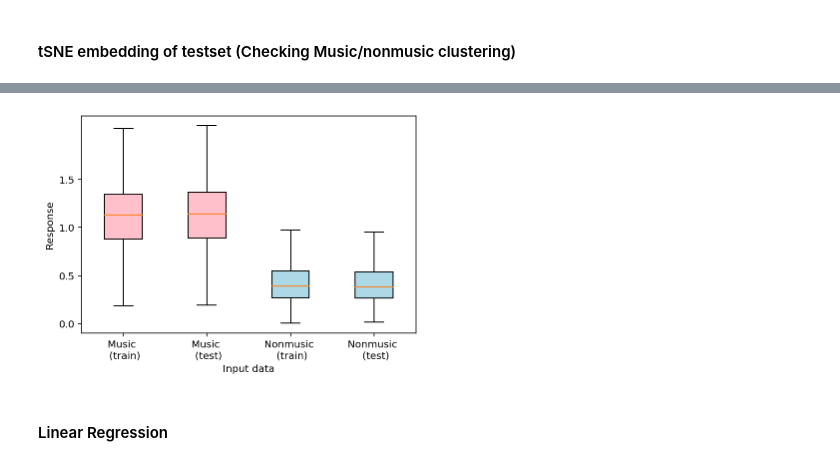
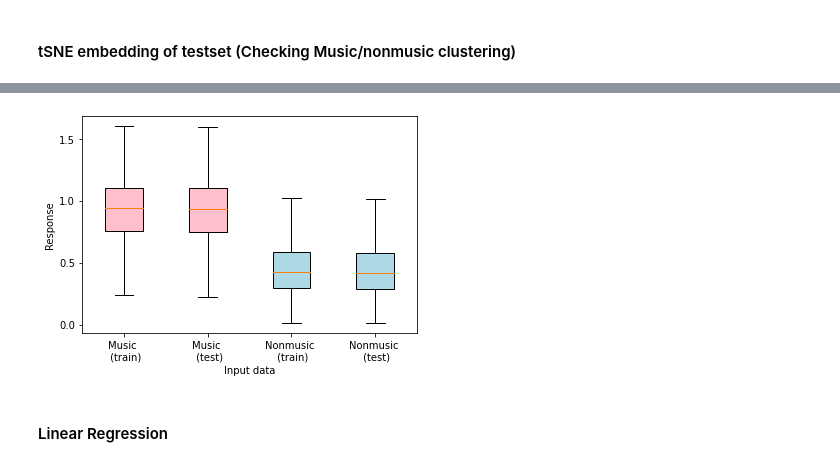
Before and after one commit to kgspiano/Music, a Jupyter notebook: main_music.ipynb, the cells around one changed output, grey strips where cells are left out. Drawn from its saved outputs; the diff is of its cells as text; code cells hidden in the pictures.

```diff
--- a/main_music.ipynb
+++ b/main_music.ipynb
@@ -57,6 +57,8 @@ opt.lr = 0.001 # 0.001
 opt.device = torch.device("cuda" if use_cuda else "cpu")
 opt.name = 'cnn_audioset_nomusic'
 dr = 0.2 # dropout rate
+
+datadir = '/home/kgspiano/Music_selectivity/data/AudioSet'
 # %%
 def binarizer(idx):
     tmp = torch.zeros(num_class)
@@ -92,14 +108,38 @@ for key1 in Music_categories:
+# %%
+## Manual check of the presence of music
+import pandas as pd
+import openpyxl
+df = pd.read_excel('filenames.xlsx', usecols = [0])
+val_list = df.values.tolist()
+name_err = []
+name_err.append(df.columns.tolist()[0][6:] + '.gz')
+for i,tmp in enumerate(val_list):
+    if i<4:
+        name_err.append(tmp[0][6:] + '.gz')
+    else:
+        name_err.append(tmp[0] + '.gz')
+
+deleteid = name_err
 # %%
-# deleteidx = None ## training all data
-deleteidx = Musicrelatedind ## training without music
+## Loading data without music
+A = HVrelatedind
+# A = ['Singing','Humming', 'yodeling', 'chant', 'Male singing', 'Female singing', 'Child singing', 'Synthetic singing', 'Rapping']
+B = Musicrelatedind
+Musicrelatedind_all = list(set(A) | set(B))
 
-testset = AudioSet2('data/AudioSet/', train=False, deleteidx= deleteidx)
-dataset = AudioSet2('data/AudioSet/', train=True, deleteidx= deleteidx)
+torch.manual_seed(0)
+deleteidx = np.array(Musicrelatedind_all)
+
+# testset = AudioSet2('data/AudioSet/', train=False, deleteidx= deleteidx, deleteid = deleteid)
+# dataset = AudioSet2('data/AudioSet/', train=True, deleteidx= deleteidx, deleteid = deleteid)
+testset = AudioSet2(datadir, train=False, deleteidx= deleteidx, deleteid = deleteid)
+dataset = AudioSet2(datadir, train=True, deleteidx= deleteidx, deleteid = deleteid)
 trainset, validset = random_split(dataset, [round(len(dataset)*.9), round(len(dataset)*.1)])
 num_class = testset.n_class
 bs = opt.batch_size
 n_workers = 0
 isshufflelabel = 0
+
 
 val_loader = torch.utils.data.DataLoader(
     validset,
@@ -323,8 +363,8 @@ Validation Epoch: [30]  loss: [0.02] Accuracy [26.18]
 # %% [markdown]
 #### Loading Data for testing music-selectivity
 # %%
-testset = AudioSet('data/AudioSet/', train=False)
-dataset = AudioSet('data/AudioSet/', train=True)
+testset = AudioSet(datadir, train=False)
+dataset = AudioSet(datadir, train=True)
 trainset, validset = random_split(dataset, [round(len(dataset)*.9), round(len(dataset)*.1)])
 num_class = testset.n_class
 bs = opt.batch_size
@@ -636,29 +676,29 @@ def getMS(fv, ind1, ind2, drawfig, MSI_ind = None):
     return t, MSI_order, data
 # %%
 drawfig = False
-fv = featurevectors[name_train]; ind1 = fv['ismusic']; ind2 = fv['isnonmusic']
+fv = featurevectors[key_train]; ind1 = fv['ismusic']; ind2 = fv['isnonmusic']
 t, MSI_order, data2 = getMS(fv, ind1, ind2, drawfig)
 MSI_ind = MSI_order[0:32]
 
-fv = featurevectors[name_test]; ind1 = fv['ismusic']; ind2 = fv['isnonmusic']
+fv = featurevectors[key_test]; ind1 = fv['ismusic']; ind2 = fv['isnonmusic']
 t, MSI_order, data1 = getMS(fv, ind1, ind2, drawfig,  MSI_ind = MSI_ind)
 
 data = [data1[0], data2[0], data1[1], data2[1]]
 xlabels = ['Music \n (train)', 'Music \n (test)', 'Nonmusic \n (train)', 'Nonmusic \n (test)']
 fig, ax1 = plt.subplots(nrows=1, ncols=1)
 bplot1 = ax1.boxplot(data,
                      sym='',
                      vert=True,  # vertical box alignment
                      patch_artist=True,  # fill with color
                      labels=xlabels)  # will be used to label x-ticks
 ax1.set_xticklabels(xlabels)
 plt.yticks(np.arange(0, 1.9, 0.5))
 plt.ylabel('Response');plt.xlabel('Input data')
 colors = ['pink', 'pink','lightblue','lightblue']
 for patch, color in zip(bplot1['boxes'], colors):
     patch.set_facecolor(color)
 # %% [output]
-[figure, old version]
+[figure, new version]
 # %% [markdown]
 #### Linear Regression
 # %%
```
Also changed, not shown: parts of 12 cells of this notebook.
